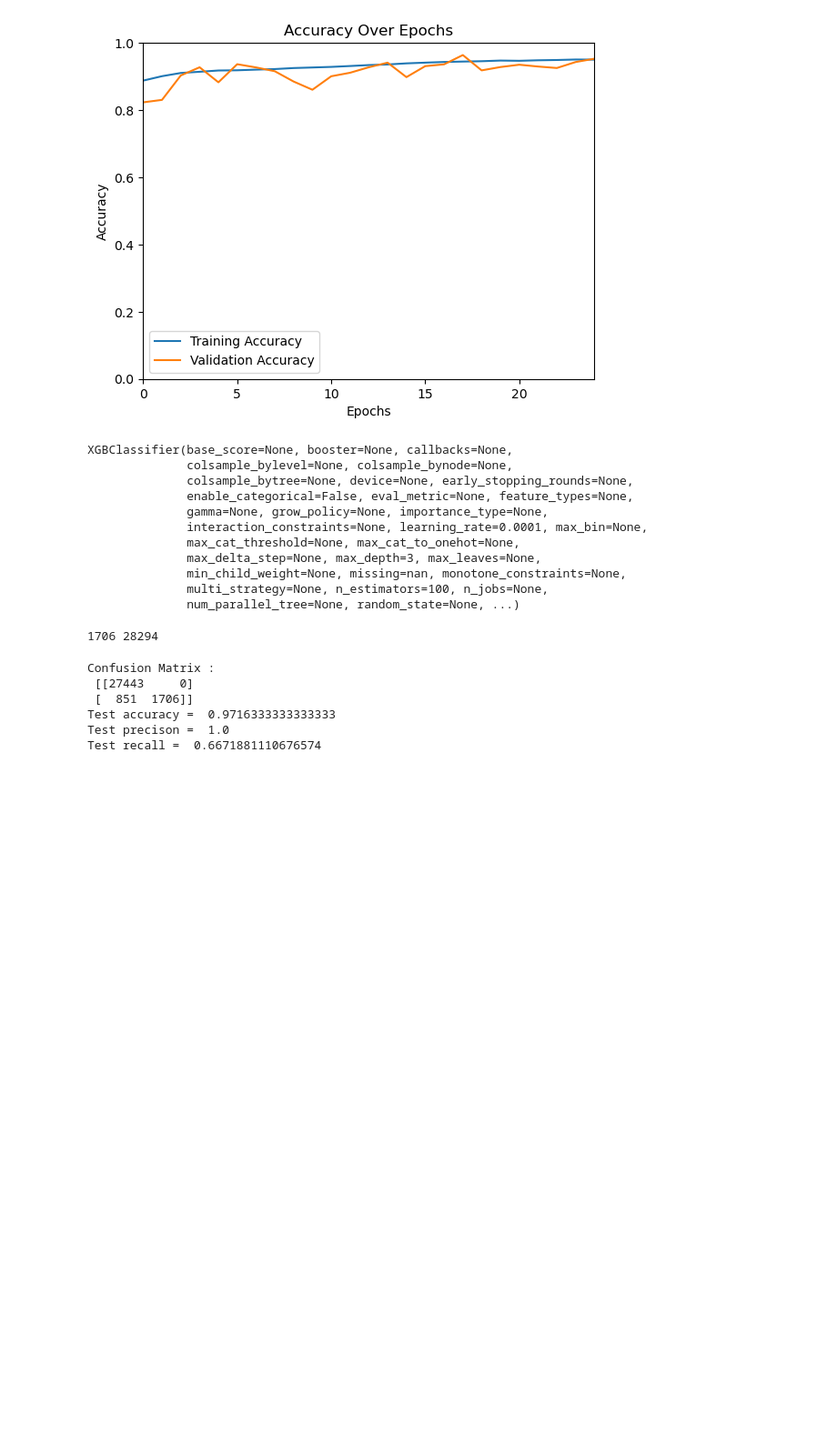
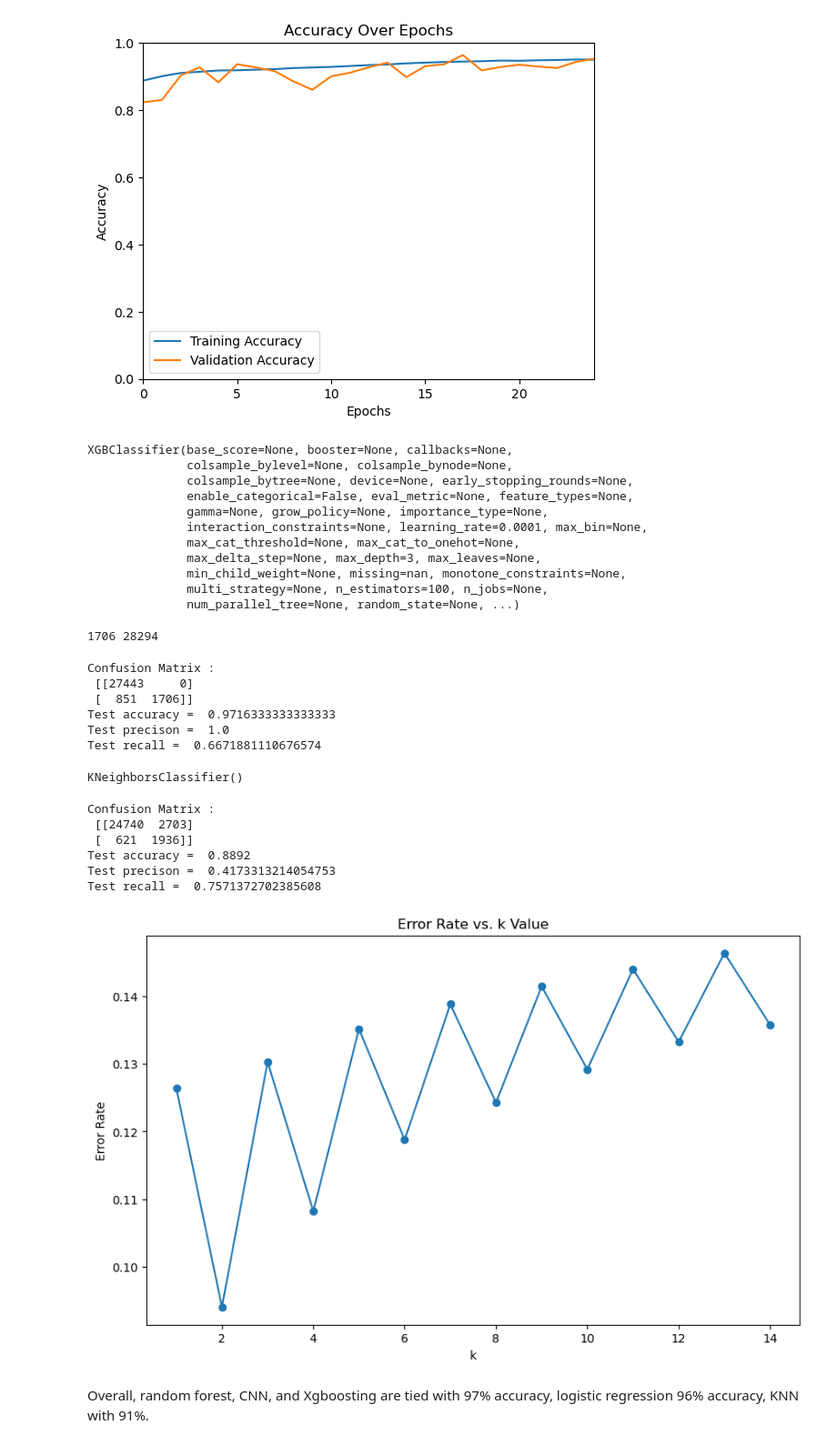
Before and after one commit to SenhW/diabetes-project, a Jupyter notebook: Diabetes_100k.ipynb, the cells around one changed output. Shown at 91% size. Saved outputs shown, nothing was run; the diff lists cells and outputs as text; code cells hidden in the pictures; blank space fills up the shorter version.

```diff
--- a/Diabetes_100k.ipynb
+++ b/Diabetes_100k.ipynb
@@ -650,3 +604,65 @@ Confusion Matrix :
 Test accuracy =  0.9716333333333333
 Test precison =  1.0
 Test recall =  0.6671881110676574
+# %%
+#Prediction with KNN nearest neighbour
+# Create a KNN classifier with k=10
+knn = KNeighborsClassifier(n_neighbors=5)
+
+# Fit the model on the training data
+knn.fit(os_data_X, os_data_y.values.ravel())
+# %% [output]
+KNeighborsClassifier()
+# %%
+# Make predictions on the test data
+
+y_hat = knn.predict(X_test)
+
+from sklearn.metrics import (classification_report, confusion_matrix, accuracy_score,
+                            recall_score, f1_score, precision_score, recall_score)
+
+# confusion matrix
+cm = confusion_matrix(y_test, y_hat)
+print ("Confusion Matrix : \n", cm)
+
+# Evaluate the model
+print('Test accuracy = ', accuracy_score(y_test, y_hat))
+print('Test precison = ', precision_score(y_test, y_hat))
+print('Test recall = ', recall_score(y_test, y_hat))
+# %% [output]
+Confusion Matrix :
+ [[24740  2703]
+ [  621  1936]]
+Test accuracy =  0.8892
+Test precison =  0.4173313214054753
+Test recall =  0.7571372702385608
+# %%
+#Plot error rate with different k values
+
+#Create a list of training data trying to remove noise with pattern
+keep_list = ['age','hypertension','heart_disease','bmi','blood_glucose_level','gender_Male','gender_Other','smoking_history_current','smoking_history_ever','smoking_history_former']
+
+
+# Try different values of k
+
+error_rates = []
+k_values = range(1, 15)
+
+for k in k_values:
+    knn = KNeighborsClassifier(n_neighbors=k)
+    knn.fit(os_data_X[keep_list], os_data_y.values.ravel())
+    y_pred = knn.predict(X_test[keep_list])
+    error_rate = 1 - accuracy_score(y_test, y_pred)
+    error_rates.append(error_rate)
+
+# Plot the error rate
+plt.figure(figsize=(10, 6))
+plt.plot(k_values, error_rates, marker='o')
+plt.xlabel('k')
+plt.ylabel('Error Rate')
+plt.title('Error Rate vs. k Value')
+plt.show()
+# %% [output]
+[figure, added]
+# %% [markdown]
+Overall, random forest, CNN, and Xgboosting are tied with 97% accuracy, logistic regression 96% accuracy, KNN with 91%.
```
Also changed, not shown: parts of 7 cells of this notebook.
